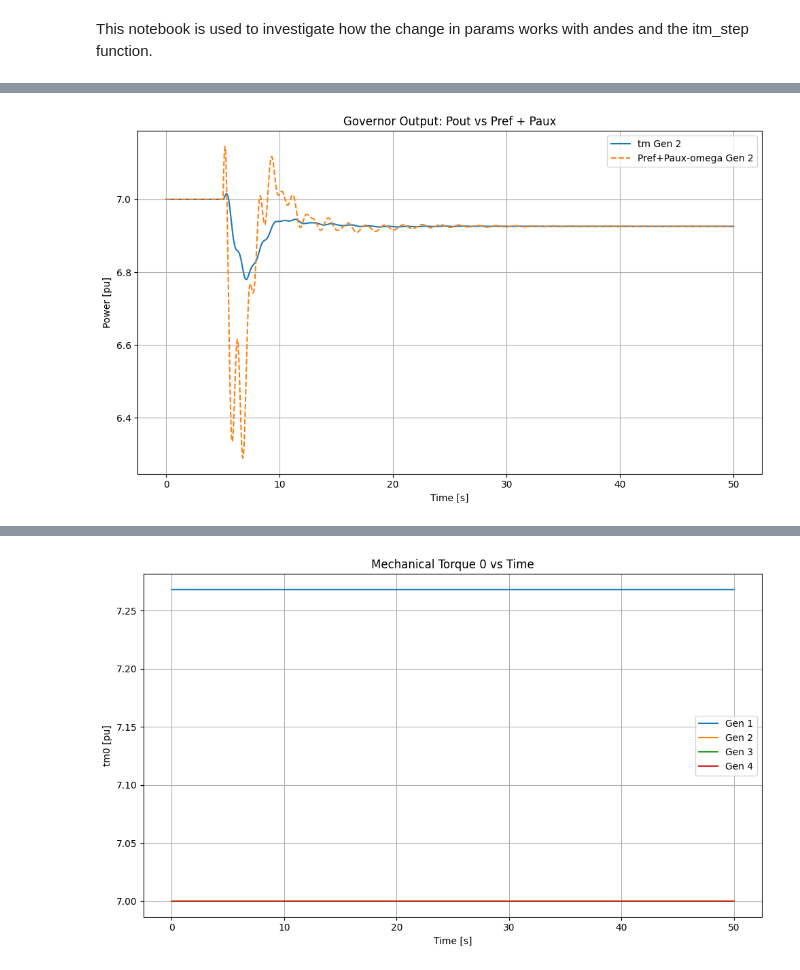
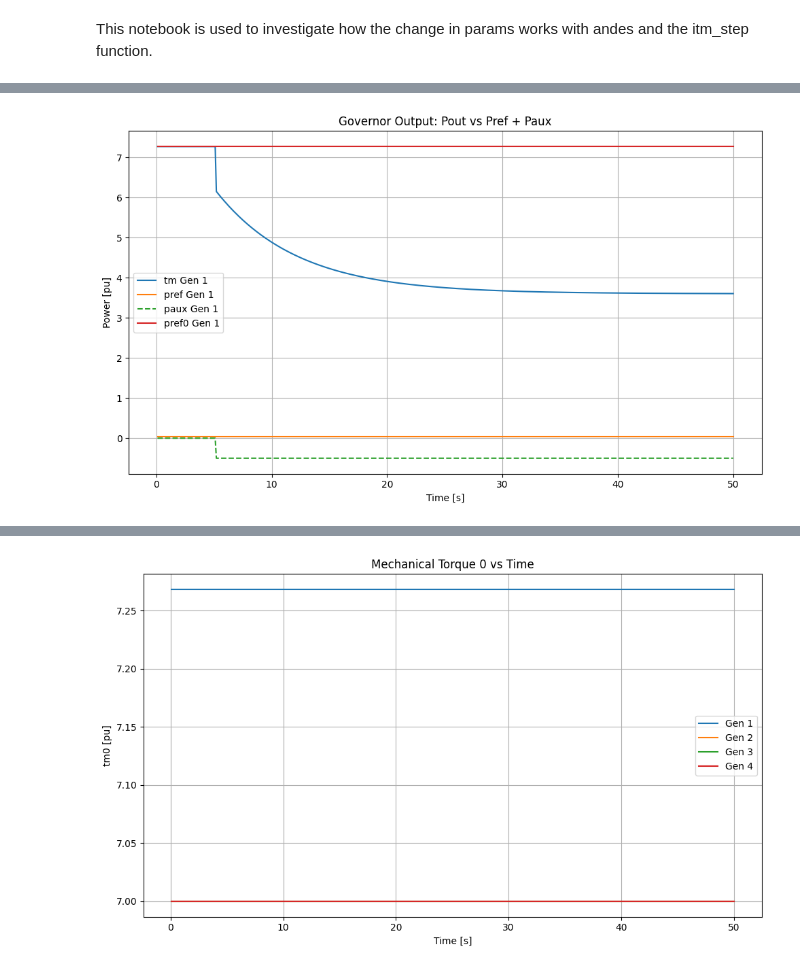
Before and after one commit to eRoots-Analytics/COLMENA, a Jupyter notebook: notebooks/nb_change_params.ipynb, the cells around one changed output, grey strips where cells are left out. Saved outputs shown, nothing was run; the diff lists cells and outputs as text; code cells hidden in the pictures.

Commit message:
first working use case with load reduction

```diff
--- a/notebooks/nb_change_params.ipynb
+++ b/notebooks/nb_change_params.ipynb
@@ -19,15 +20,27 @@ import matplotlib.pyplot as plt
 # %%
 # Load system
-system = ad.load(ad.get_case("kundur/kundur_full.xlsx"))
+system = ad.load(ad.get_case("kundur/kundur_full.xlsx"), setup=True)
 system.files.no_output = True
+
+# system.add("Toggle", dict(model='PQ', dev="PQ_0", t=1.0))
+# system.setup()
+# system.Toggle.as_df()
+
+system.PQ.config.p2p = 1.0
+system.PQ.config.p2i = 0.0
+system.PQ.config.p2z = 0.0
+system.PQ.config.q2q = 1.0
+system.PQ.config.q2i = 0.0
+system.PQ.config.q2z = 0.0
+system.PQ.pq2z = 0
+
 system.PFlow.run()
 
 # TDS setup
 tds = TDS(system)
 tds.config.fixt = 1
 tds.config.shrinkt = 0
-tds.config.tstep = 0.01
-tds.config.tf = 50.0
+tds.config.tstep = 0.1
 tds.t = 0.0
 tds.init()
 
@@ -40,10 +53,14 @@ Pe_history = [[] for _ in range(len(system.GENROU))]
 paux0_history = [[] for _ in range(len(system.GENROU))]
 paux_history = [[] for _ in range(len(system.GENROU))]
 pref_history = [[] for _ in range(len(system.GENROU))]
+pref0_history = [[] for _ in range(len(system.GENROU))]
 delta_history = [[] for _ in range(len(system.GENROU))]
 theta_history = [[] for _ in range(len(system.Bus))]
 v_history = [[] for _ in range(len(system.Bus))]
 pout_history = [[] for _ in range(len(system.TGOV1))]
 pref_plus_paux_history = [[] for _ in range(len(system.TGOV1))]
+ppf_history = [[] for _ in range(len(system.PQ))]
+pq_history = [[] for _ in range(len(system.PQ))]
+pload_history = [[] for _ in range(len(system.PQ))]
 # %%
 ###################### TDS_step test ######################
@@ -130,24 +185,26 @@ plt.show()
 # %%
 # Plot Pref + Paux vs Pout
-gen_idx = 1  # Index of the generator to plot
+gen_idx = 0  # Index of the generator to plot
 
 # Fix the math: convert lists to NumPy arrays
 pref_plus_paux = np.array(pref_plus_paux_history[gen_idx])
 omega = np.array(omega_history[gen_idx])
 R = system.TGOV1.R.v[gen_idx]  # Use lowercase `r` for droop in ANDES
 
-estimated_pout = (pref_plus_paux - (omega - 1)) / R
+# estimated_pout = (pref_plus_paux - (omega - 1)) / R
 
 plt.figure(figsize=(10, 6))
-# plt.plot(time_history, tm_history[gen_idx], label=f'Pout Gen {gen_idx+1}', linestyle='-')
-plt.plot(time_history, pout_history[gen_idx], label=f'tm Gen {gen_idx+1}', linestyle='-')
-plt.plot(time_history, estimated_pout, label=f'Pref+Paux-omega Gen {gen_idx+1}', linestyle='--')
+plt.plot(time_history, tm_history[gen_idx], label=f'tm Gen {gen_idx+1}', linestyle='-')
+plt.plot(time_history, pref_history[gen_idx], label=f'pref Gen {gen_idx+1}', linestyle='-')
+plt.plot(time_history, paux_history[gen_idx], label=f'paux Gen {gen_idx+1}', linestyle='--')
+plt.plot(time_history, pref0_history[gen_idx], label=f'pref0 Gen {gen_idx+1}', linestyle='-')
+# plt.plot(time_history, estimated_pout, label=f'estimated Gen {gen_idx+1}', linestyle='-')
 plt.xlabel("Time [s]")
 plt.ylabel("Power [pu]")
 plt.title("Governor Output: Pout vs Pref + Paux")
 plt.legend()
 plt.grid(True)
 plt.tight_layout()
 plt.show()
 # %% [output]
-[figure, old version]
+[figure, new version]
```
Also changed, not shown: parts of 13 cells of this notebook, 7 other files.
